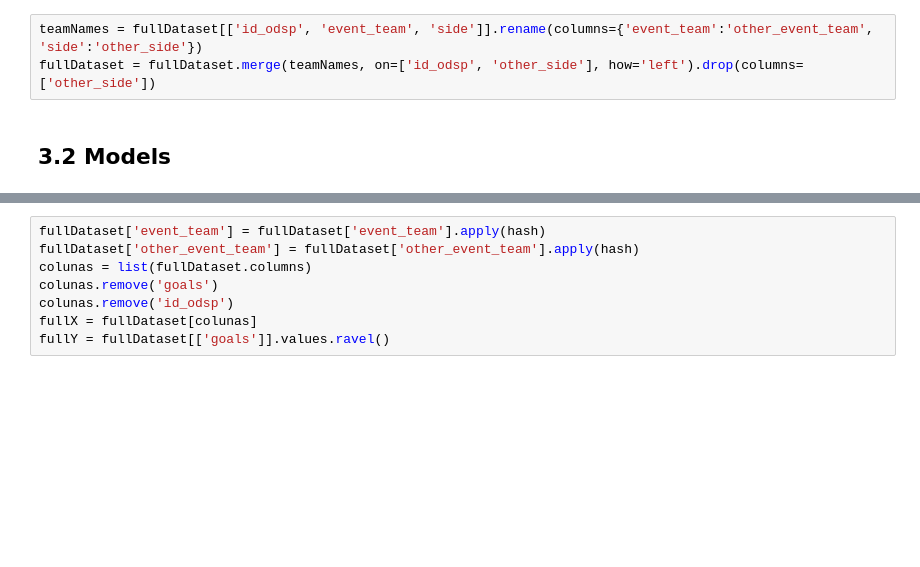
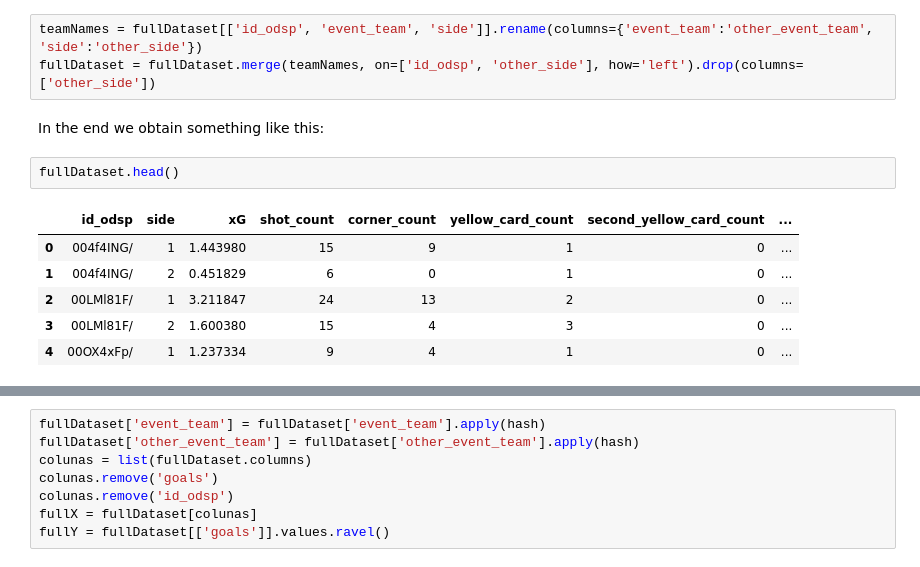
Before and after one commit to pdsam/IART, a Jupyter notebook: Proj2/NoteBookfinal.ipynb, the cells around one changed output, grey strips where cells are left out. Cells and saved outputs as stored; diff of their text form; blank space fills up the shorter version.

```diff
--- a/Proj2/NoteBookfinal.ipynb
+++ b/Proj2/NoteBookfinal.ipynb
@@ -303,5 +315,14 @@ fullDataset['other_side'] = fullDataset['side'].apply(lambda x: 2 if x == 1 else
 # %%
 teamNames = fullDataset[['id_odsp', 'event_team', 'side']].rename(columns={'event_team':'other_event_team', 'side':'other_side'})
 fullDataset = fullDataset.merge(teamNames, on=['id_odsp', 'other_side'], how='left').drop(columns=['other_side'])
-# %% [markdown]
-## 3.2 Models
+# %% [markdown]
+In the end we obtain something like this:
+# %%
+fullDataset.head()
+# %% [output]
+|  | id_odsp | side | xG | shot_count | corner_count | yellow_card_count | second_yellow_card_count | ... |
+| 0 | 004f4ING/ | 1 | 1.443980 | 15 | 9 | 1 | 0 | ... |
+| 1 | 004f4ING/ | 2 | 0.451829 | 6 | 0 | 1 | 0 | ... |
+| 2 | 00LMl81F/ | 1 | 3.211847 | 24 | 13 | 2 | 0 | ... |
+| 3 | 00LMl81F/ | 2 | 1.600380 | 15 | 4 | 3 | 0 | ... |
+| 4 | 00OX4xFp/ | 1 | 1.237334 | 9 | 4 | 1 | 0 | ... |
```
Also changed, not shown: parts of 37 cells of this notebook.
